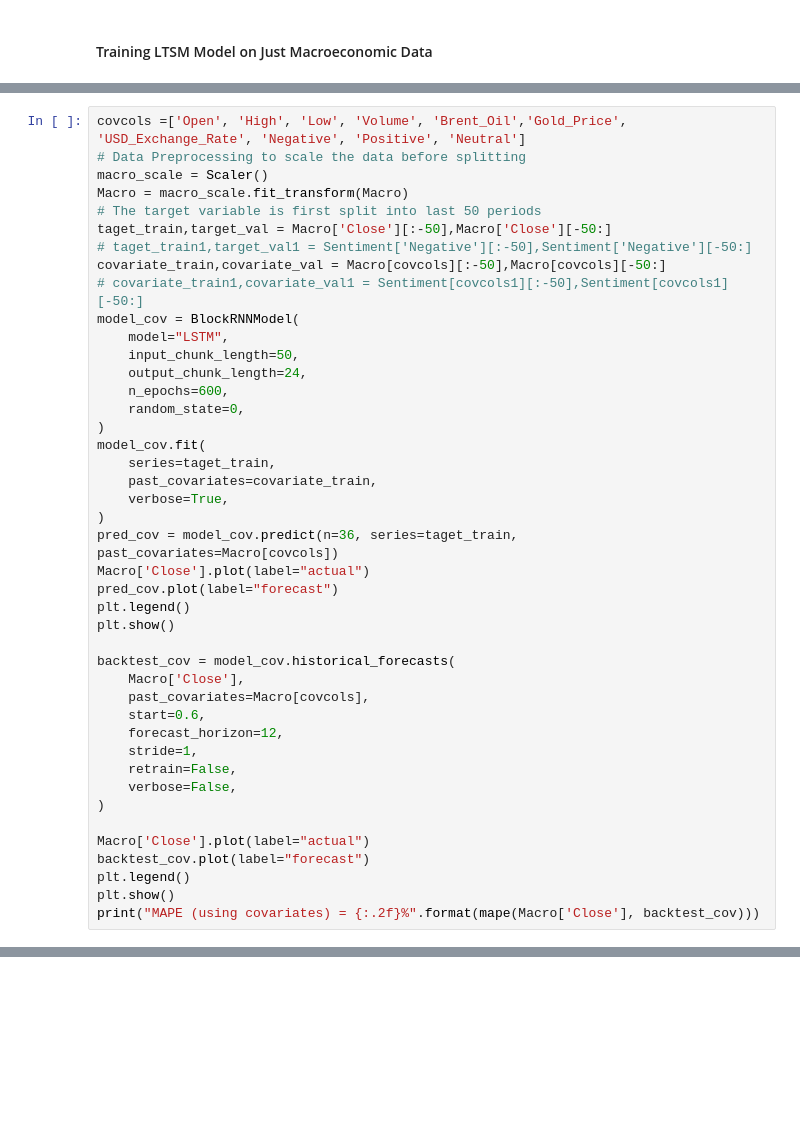
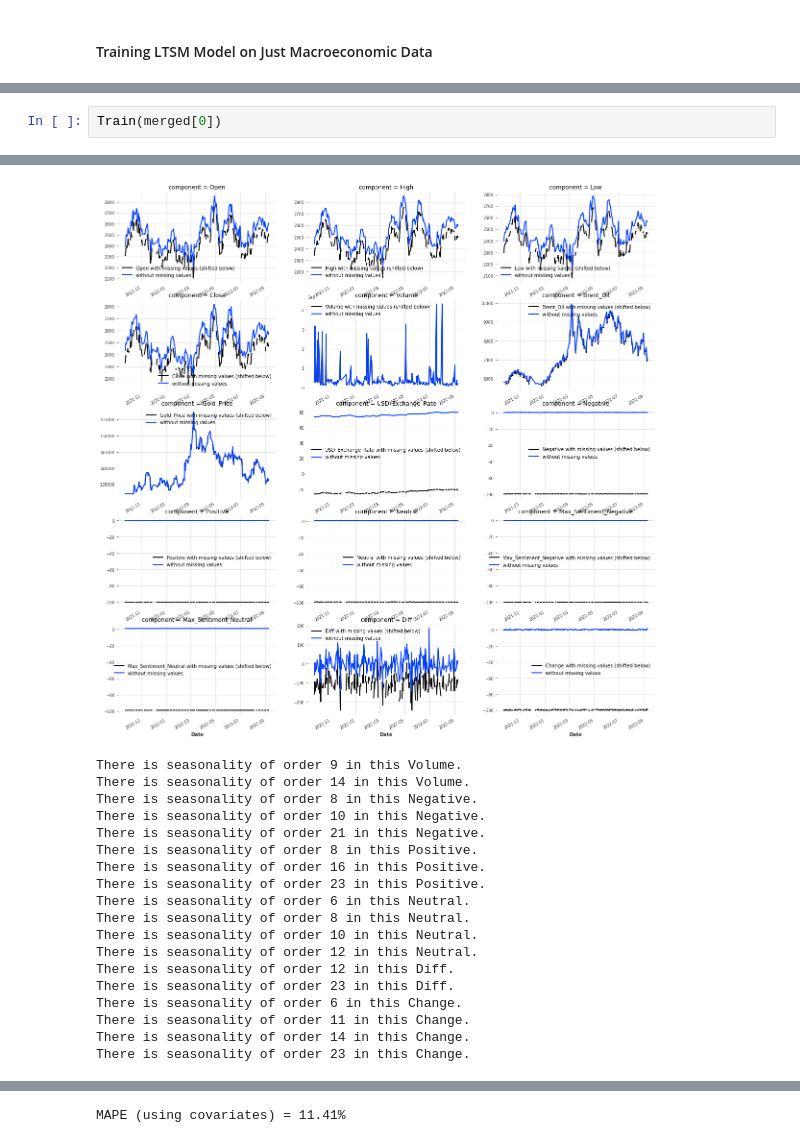
Before and after one commit to kkap250901/Stock-Prediction, a Jupyter notebook: Macro-analysis.ipynb, the cells around one changed output, grey strips where cells are left out. Drawn from its saved outputs; the diff is of its cells as text; blank space fills up the shorter version.

```diff
--- a/Macro-analysis.ipynb
+++ b/Macro-analysis.ipynb
@@ -778,43 +293,0 @@ There is seasonality of order 23 in this Neutral.
-# %%
-covcols =['Open', 'High', 'Low', 'Volume', 'Brent_Oil','Gold_Price', 'USD_Exchange_Rate', 'Negative', 'Positive', 'Neutral']
-# Data Preprocessing to scale the data before splitting
-macro_scale = Scaler()
-Macro = macro_scale.fit_transform(Macro)
-# The target variable is first split into last 50 periods
-taget_train,target_val = Macro['Close'][:-50],Macro['Close'][-50:]
-# taget_train1,target_val1 = Sentiment['Negative'][:-50],Sentiment['Negative'][-50:]
-covariate_train,covariate_val = Macro[covcols][:-50],Macro[covcols][-50:]
-# covariate_train1,covariate_val1 = Sentiment[covcols1][:-50],Sentiment[covcols1][-50:]
-model_cov = BlockRNNModel(
-    model="LSTM",
-    input_chunk_length=50,
-    output_chunk_length=24,
-    n_epochs=600,
-    random_state=0,
-)
-model_cov.fit(
-    series=taget_train,
-    past_covariates=covariate_train,
-    verbose=True,
-)
-pred_cov = model_cov.predict(n=36, series=taget_train, past_covariates=Macro[covcols])
-Macro['Close'].plot(label="actual")
-pred_cov.plot(label="forecast")
-plt.legend()
-plt.show()
-
-backtest_cov = model_cov.historical_forecasts(
-    Macro['Close'],
-    past_covariates=Macro[covcols],
-    start=0.6,
-    forecast_horizon=12,
-    stride=1,
-    retrain=False,
-    verbose=False,
-)
-
-Macro['Close'].plot(label="actual")
-backtest_cov.plot(label="forecast")
-plt.legend()
-plt.show()
-print("MAPE (using covariates) = {:.2f}%".format(mape(Macro['Close'], backtest_cov)))
@@ -974,0 +531,3 @@ MAPE (using covariates) = 14.86%
+# %%
+Train(merged[0])
+# %% [output]
@@ -974,0 +551,19 @@ MAPE (using covariates) = 14.86%
+[figure, added]
+There is seasonality of order 9 in this Volume.
+There is seasonality of order 14 in this Volume.
+There is seasonality of order 8 in this Negative.
+There is seasonality of order 10 in this Negative.
+There is seasonality of order 21 in this Negative.
+There is seasonality of order 8 in this Positive.
+There is seasonality of order 16 in this Positive.
+There is seasonality of order 23 in this Positive.
+There is seasonality of order 6 in this Neutral.
+There is seasonality of order 8 in this Neutral.
+There is seasonality of order 10 in this Neutral.
+There is seasonality of order 12 in this Neutral.
+There is seasonality of order 12 in this Diff.
+There is seasonality of order 23 in this Diff.
+There is seasonality of order 6 in this Change.
+There is seasonality of order 11 in this Change.
+There is seasonality of order 14 in this Change.
+There is seasonality of order 23 in this Change.
@@ -974,0 +590 @@ MAPE (using covariates) = 14.86%
+MAPE (using covariates) = 11.41%
```
Also changed, not shown: parts of 33 cells of this notebook.
